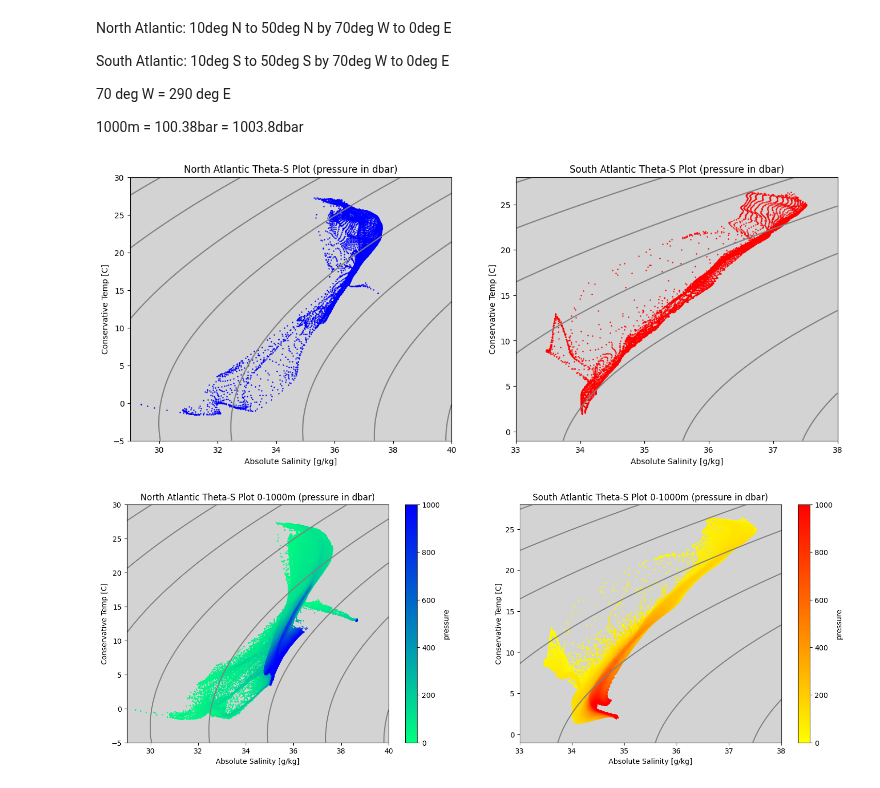
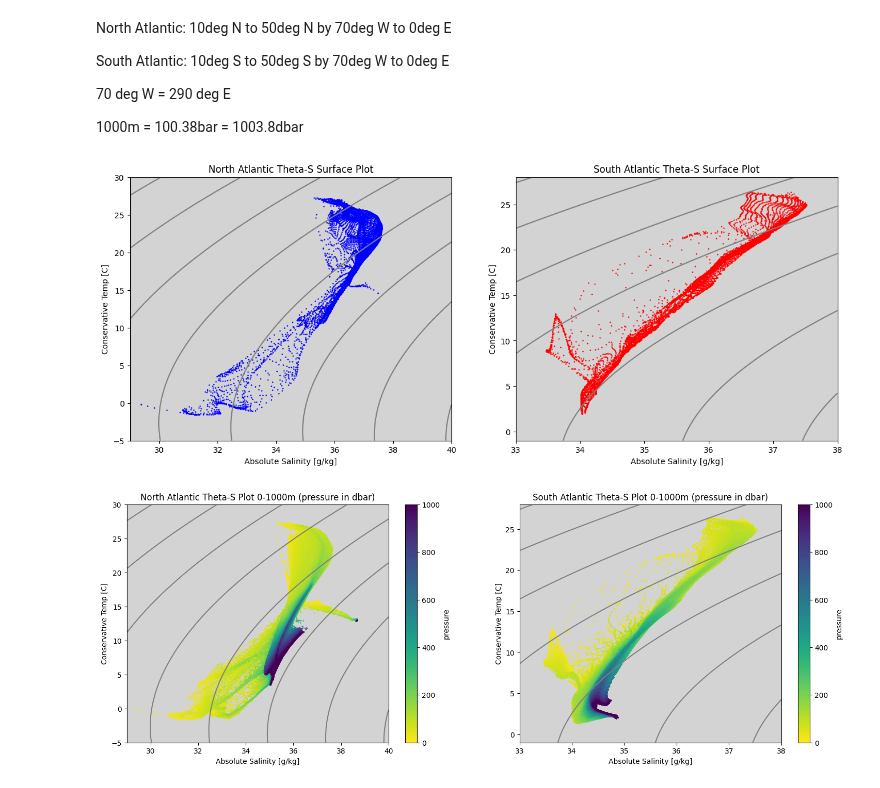
Before and after one commit to JRethemeier/Thermohaline-Circulation, a Jupyter notebook: Assignment5/Assignment5.ipynb, the cells around one changed output. Drawn from its saved outputs; the diff is of its cells as text; code cells hidden in the pictures.

```diff
--- a/Assignment5/Assignment5.ipynb
+++ b/Assignment5/Assignment5.ipynb
@@ -131,16 +131,16 @@ s_atl.sel(pressure=0).plot.scatter(
     c="red"
 )
 
-ax1.set_title("North Atlantic Theta-S Plot (pressure in dbar)")
+ax1.set_title("North Atlantic Theta-S Surface Plot")
 ax1.set_ylabel("Conservative Temp [C]")
 ax1.set_xlabel("Absolute Salinity [g/kg]")
-ax2.set_title("South Atlantic Theta-S Plot (pressure in dbar)")
+ax2.set_title("South Atlantic Theta-S Surface Plot")
 ax2.set_ylabel("Conservative Temp [C]")
 ax2.set_xlabel("Absolute Salinity [g/kg]")
 
 plt.show()
 # %% [output]
-[figure, old version]
+[figure, new version]
 # %%
 fig = plt.figure(figsize=(18, 6))
 
@@ -148,33 +148,33 @@ ax1 = fig.add_subplot(121, facecolor="lightgray")
 density.sigma0.plot.contour(ax=ax1, colors="gray")
 
 n_atl.sel(pressure=slice(0,1003)).plot.scatter(
     ax=ax1,
     x="ABSOLUTE_SALINITY", y="CONSERVATIVE_TEMPERATURE",
     hue="pressure",
     edgecolor="#00000000",
-    cmap="winter_r",
+    cmap="viridis_r",
     s=3,
 )
 
 ax2 = fig.add_subplot(122, facecolor="lightgray")
 density2.sigma0.plot.contour(ax=ax2, colors="gray")
 
 s_atl.sel(pressure=slice(0,1003)).plot.scatter(
     ax=ax2,
     x="ABSOLUTE_SALINITY", y="CONSERVATIVE_TEMPERATURE",
     hue="pressure",
     edgecolor="#00000000",
-    cmap="autumn_r",
+    cmap="viridis_r",
     s=3,
 )
 
 ax1.set_title("North Atlantic Theta-S Plot 0-1000m (pressure in dbar)")
 ax1.set_ylabel("Conservative Temp [C]")
 ax1.set_xlabel("Absolute Salinity [g/kg]")
 ax2.set_title("South Atlantic Theta-S Plot 0-1000m (pressure in dbar)")
 ax2.set_ylabel("Conservative Temp [C]")
 ax2.set_xlabel("Absolute Salinity [g/kg]")
 
 plt.show()
 # %% [output]
-[figure, old version]
+[figure, new version]
```
